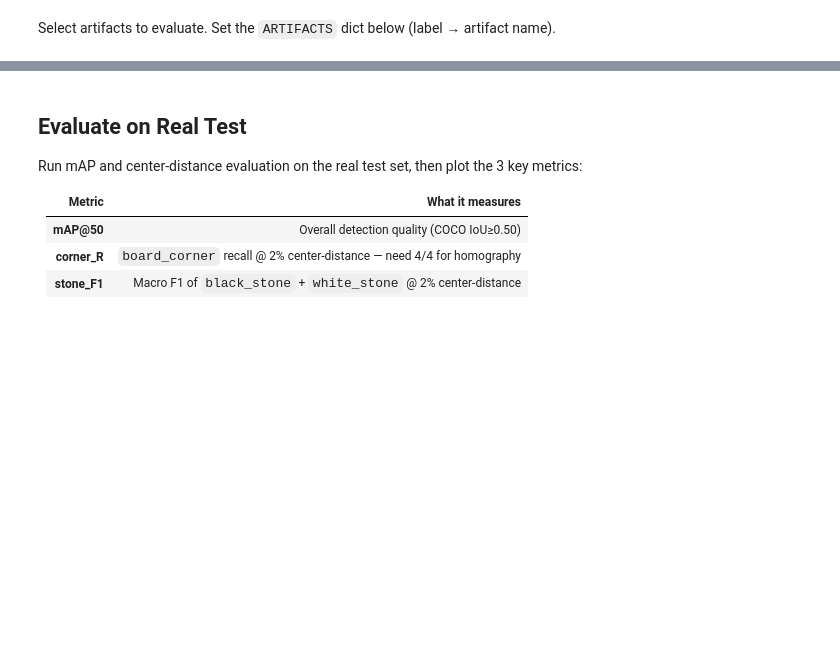
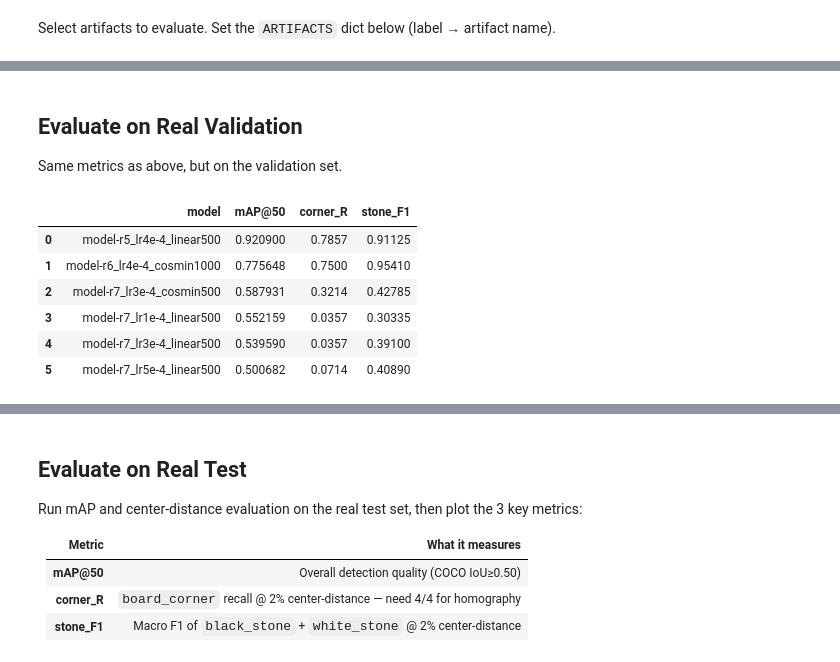
Before and after one commit to kaya-go/moku, a Jupyter notebook: notebooks/21_Evaluate.ipynb, the cells around one changed output, grey strips where cells are left out. Cells and saved outputs as stored; diff of their text form; code cells hidden in the pictures; blank space fills up the shorter version.

```diff
--- a/notebooks/21_Evaluate.ipynb
+++ b/notebooks/21_Evaluate.ipynb
@@ -104,10 +111,11 @@ from tqdm.auto import tqdm
 # Set which artifacts to evaluate (base names, :latest is appended automatically)
 ARTIFACTS = [
     "model-r5_lr4e-4_linear500",
-    "model-r6_lr3e-4_cosmin1000",
     "model-r6_lr4e-4_cosmin1000",
-    "model-r6_lr3e-4_linear1000",
-    "model-r6_lr4e-4_linear1000",
+    "model-r7_lr3e-4_cosmin500",
+    "model-r7_lr3e-4_linear500",
+    "model-r7_lr5e-4_linear500",
+    "model-r7_lr1e-4_linear500",
 ]
 
 # Load models
@@ -136,0 +148,51 @@ Loaded 5 models: ['model-r5_lr4e-4_linear500', 'model-r6_lr3e-4_cosmin1000', 'mo
+# %% [markdown]
+## Evaluate on Real Validation
+
+Same metrics as above, but on the validation set.
+# %%
+import numpy as np
+import pandas as pd
+
+THRESHOLD = 0.05
+
+# ── Run both evaluations on validation set ──
+val_metrics_map = {}
+val_cd_results = {}
+
+for label, entry in models.items():
+    ds_real.set_transform(make_eval_transform(entry["ip"]))
+    val_metrics_map[label] = evaluate_map(
+        model=entry["model"],
+        dataset=ds_real["validation"],
+        image_processor=entry["ip"],
+        batch_size=8,
+    )
+    val_cd_results[label] = evaluate_center_distance(
+        model=entry["model"],
+        dataset=ds_real["validation"],
+        image_processor=entry["ip"],
+        batch_size=8,
+        threshold=THRESHOLD,
+    )
+
+# ── Build summary DataFrame ──
+val_summary_rows = []
+for label in models:
+    row = {"model": label}
+    row["mAP@50"] = val_metrics_map[label].get("map_50", float("nan"))
+    cd = val_cd_results[label]
+    row["corner_R"] = cd["per_class"]["board_corner"]["thresholds"]["2%"]["recall"]
+    stone_f1s = [cd["per_class"][c]["thresholds"]["2%"]["f1"] for c in ("black_stone", "white_stone")]
+    row["stone_F1"] = np.mean(stone_f1s)
+    val_summary_rows.append(row)
+
+val_summary_df = pd.DataFrame(val_summary_rows).sort_values("mAP@50", ascending=False).reset_index(drop=True)
+val_summary_df
+# %% [output]
+|  | model | mAP@50 | corner_R | stone_F1 |
+| 0 | model-r5_lr4e-4_linear500 | 0.920900 | 0.7857 | 0.91125 |
+| 1 | model-r6_lr4e-4_cosmin1000 | 0.775648 | 0.7500 | 0.95410 |
+| 2 | model-r7_lr3e-4_cosmin500 | 0.587931 | 0.3214 | 0.42785 |
+| 3 | model-r7_lr1e-4_linear500 | 0.552159 | 0.0357 | 0.30335 |
+| 4 | model-r7_lr3e-4_linear500 | 0.539590 | 0.0357 | 0.39100 |
+| 5 | model-r7_lr5e-4_linear500 | 0.500682 | 0.0714 | 0.40890 |
```
Also changed, not shown: parts of 7 cells of this notebook, 2 other files.
